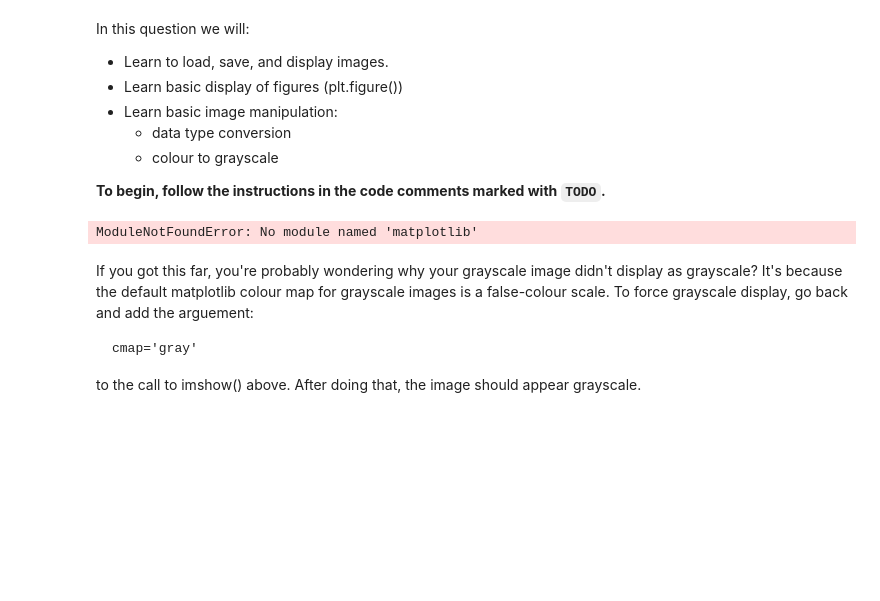
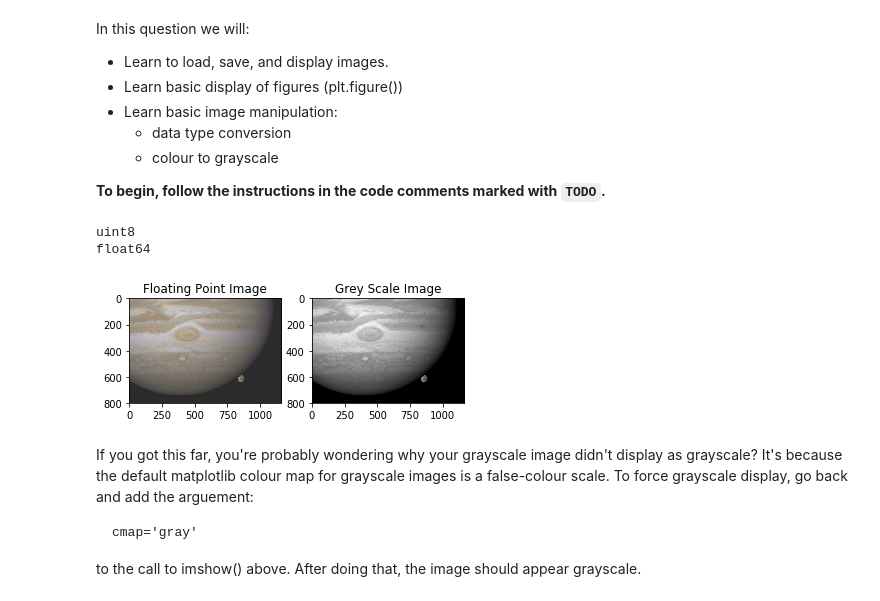
Before and after one commit to satiowadahc/CMPT487A0, a Jupyter notebook: asn0-q1.ipynb, the cells around one changed output. Drawn from its saved outputs; the diff is of its cells as text; code cells hidden in the pictures; blank space fills up the shorter version.

```diff
--- a/asn0-q1.ipynb
+++ b/asn0-q1.ipynb
@@ -14,36 +14,52 @@ In this question we will:
 # Boilerplate imports
 %matplotlib inline
 
 import skimage.io as io
 import matplotlib.pyplot as plt
 import skimage.util as util
 import skimage.color as color
 
 
 # TODO Load the provided jupiter_hs-2008-contrast-adjusted.png
 # file and print out its data type.
 
 jupiterImage = io.imread('jupiter_hs-2008-contrast-adjusted.png')
-print(jupiterImage.dtype())
+
+print(jupiterImage.dtype)
 
 # TODO Convert the image to data type float using
 # skimage.util.img_as_float().  (Check out the documentation
 # for skimage.util.  You'll find a full suite of img_as_XXXX()
 # functions for converting to any data type you want.)
 
+floatImage = util.img_as_float(jupiterImage)
 
 # TODO Print the data type of the new image; it should be float64.
-
+print(floatImage.dtype)
 
 # TODO Display the float64 version of the image; add an appropriate title with plt.title().
 
+fig = plt.figure()
+a = fig.add_subplot(1, 2, 1)
+a.set_title('Floating Point Image')
+figFloat = plt.imshow(floatImage)
 
 # TODO Display a grayscale version of the image with an appropriate title
 # Hint: use skimage.color.rgb2gray().  After you've done this,
 # make sure you read the text block below this code block if
 # you get a result you didn't expect.
+
+greyImage = color.rgb2gray(jupiterImage)
+a = fig.add_subplot(1, 2, 2)
+a.set_title('Grey Scale Image')
+greyFloat = plt.imshow(greyImage, cmap='gray')
+
+
+plt.show()
 # %% [output]
-ModuleNotFoundError: No module named 'matplotlib'
+uint8
+float64
+[figure, added]
 # %% [markdown]
 If you got this far, you're probably wondering why your grayscale image didn't display as grayscale?  It's because the default matplotlib colour map for grayscale images is a false-colour scale.  To force grayscale display, go back and add the arguement:
 
```
Also changed, not shown: parts of 1 cell of this notebook.
